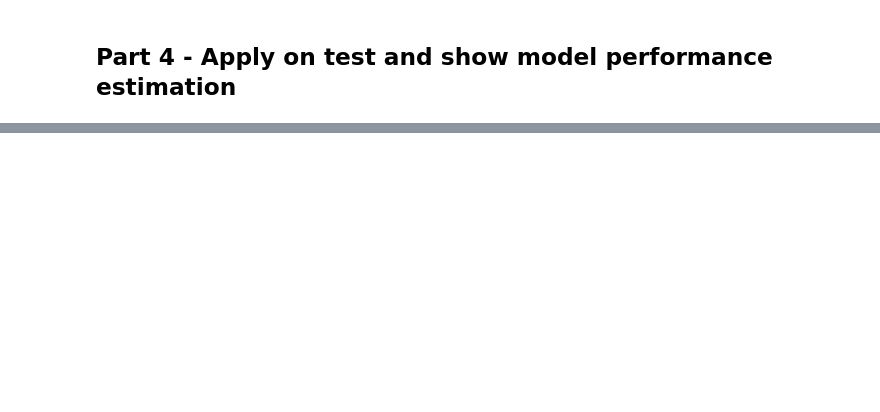
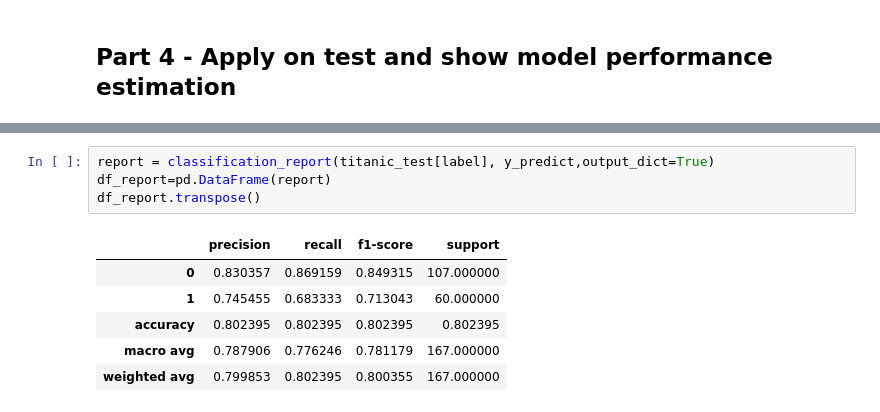
Before and after one commit to David-Saadia/supervised-learning-flow-SoloBranch, a Jupyter notebook: supervised_learning_flow.ipynb, the cells around one changed output, grey strips where cells are left out. Cells and saved outputs as stored; diff of their text form; blank space fills up the shorter version.

```diff
--- a/supervised_learning_flow.ipynb
+++ b/supervised_learning_flow.ipynb
@@ -361,0 +442,11 @@ The best score is:  0.7144638306247115
+# %%
+report = classification_report(titanic_test[label], y_predict,output_dict=True)
+df_report=pd.DataFrame(report)
+df_report.transpose()
+# %% [output]
+|  | precision | recall | f1-score | support |
+| 0 | 0.830357 | 0.869159 | 0.849315 | 107.000000 |
+| 1 | 0.745455 | 0.683333 | 0.713043 | 60.000000 |
+| accuracy | 0.802395 | 0.802395 | 0.802395 | 0.802395 |
+| macro avg | 0.787906 | 0.776246 | 0.781179 | 167.000000 |
+| weighted avg | 0.799853 | 0.802395 | 0.800355 | 167.000000 |
```
Also changed, not shown: parts of 7 cells of this notebook.
